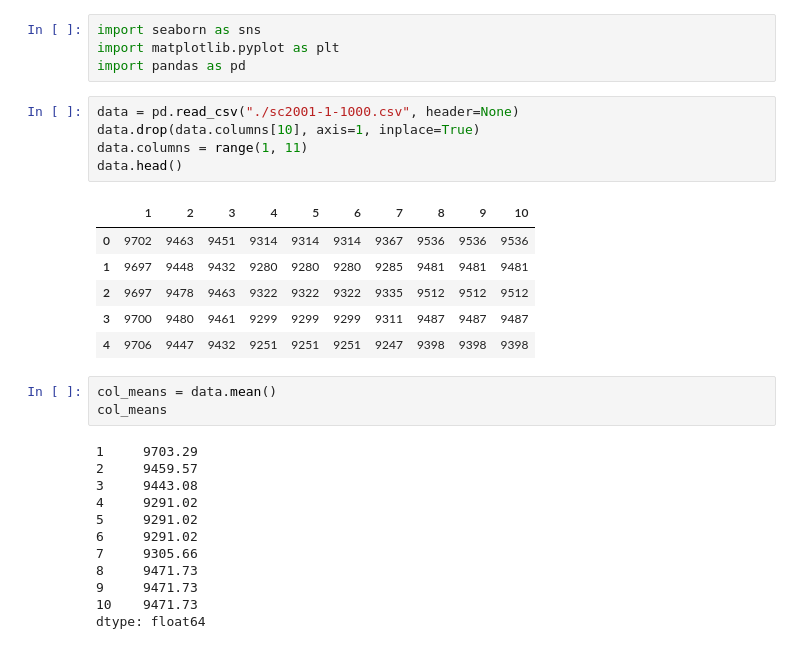
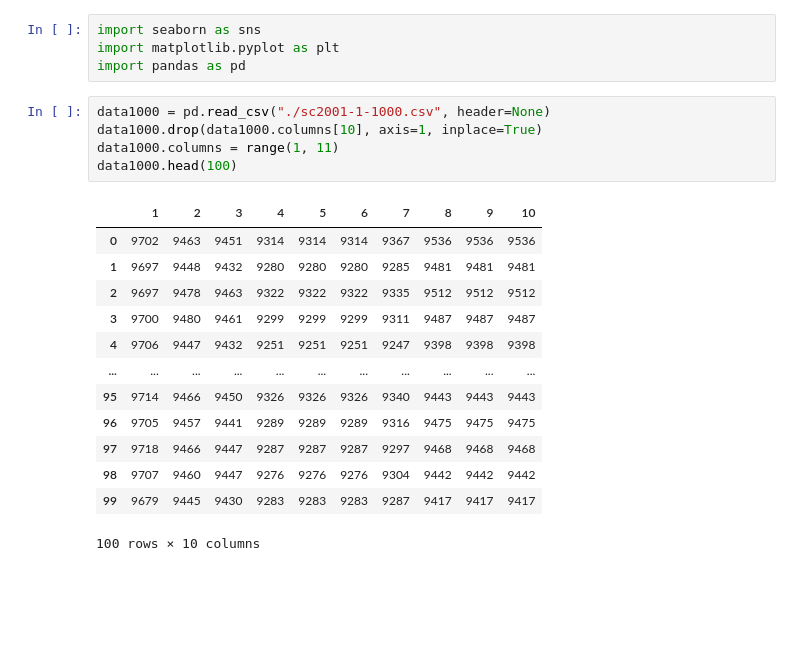
Before and after one commit to ngeeannrobin/SC2001-Project, a Jupyter notebook: sc2001.ipynb, the cells around one changed output. Saved outputs shown, nothing was run; the diff lists cells and outputs as text; blank space fills up the shorter version.

```diff
--- a/sc2001.ipynb
+++ b/sc2001.ipynb
@@ -3,29 +3,21 @@ import seaborn as sns
 import matplotlib.pyplot as plt
 import pandas as pd
 # %%
-data = pd.read_csv("./sc2001-1-1000.csv", header=None)
-data.drop(data.columns[10], axis=1, inplace=True)
-data.columns = range(1, 11)
-data.head()
+data1000 = pd.read_csv("./sc2001-1-1000.csv", header=None)
+data1000.drop(data1000.columns[10], axis=1, inplace=True)
+data1000.columns = range(1, 11)
+data1000.head(100)
 # %% [output]
 |  | 1 | 2 | 3 | 4 | 5 | 6 | 7 | 8 | 9 | 10 |
 | 0 | 9702 | 9463 | 9451 | 9314 | 9314 | 9314 | 9367 | 9536 | 9536 | 9536 |
 | 1 | 9697 | 9448 | 9432 | 9280 | 9280 | 9280 | 9285 | 9481 | 9481 | 9481 |
 | 2 | 9697 | 9478 | 9463 | 9322 | 9322 | 9322 | 9335 | 9512 | 9512 | 9512 |
 | 3 | 9700 | 9480 | 9461 | 9299 | 9299 | 9299 | 9311 | 9487 | 9487 | 9487 |
 | 4 | 9706 | 9447 | 9432 | 9251 | 9251 | 9251 | 9247 | 9398 | 9398 | 9398 |
+| ... | ... | ... | ... | ... | ... | ... | ... | ... | ... | ... |
+| 95 | 9714 | 9466 | 9450 | 9326 | 9326 | 9326 | 9340 | 9443 | 9443 | 9443 |
+| 96 | 9705 | 9457 | 9441 | 9289 | 9289 | 9289 | 9316 | 9475 | 9475 | 9475 |
+| 97 | 9718 | 9466 | 9447 | 9287 | 9287 | 9287 | 9297 | 9468 | 9468 | 9468 |
+| 98 | 9707 | 9460 | 9447 | 9276 | 9276 | 9276 | 9304 | 9442 | 9442 | 9442 |
+| 99 | 9679 | 9445 | 9430 | 9283 | 9283 | 9283 | 9287 | 9417 | 9417 | 9417 |
+100 rows × 10 columns
-# %%
-col_means = data.mean()
-col_means
-# %% [output]
-1     9703.29
-2     9459.57
-3     9443.08
-4     9291.02
-5     9291.02
-6     9291.02
-7     9305.66
-8     9471.73
-9     9471.73
-10    9471.73
-dtype: float64
```
Also changed, not shown: parts of 8 cells of this notebook.
